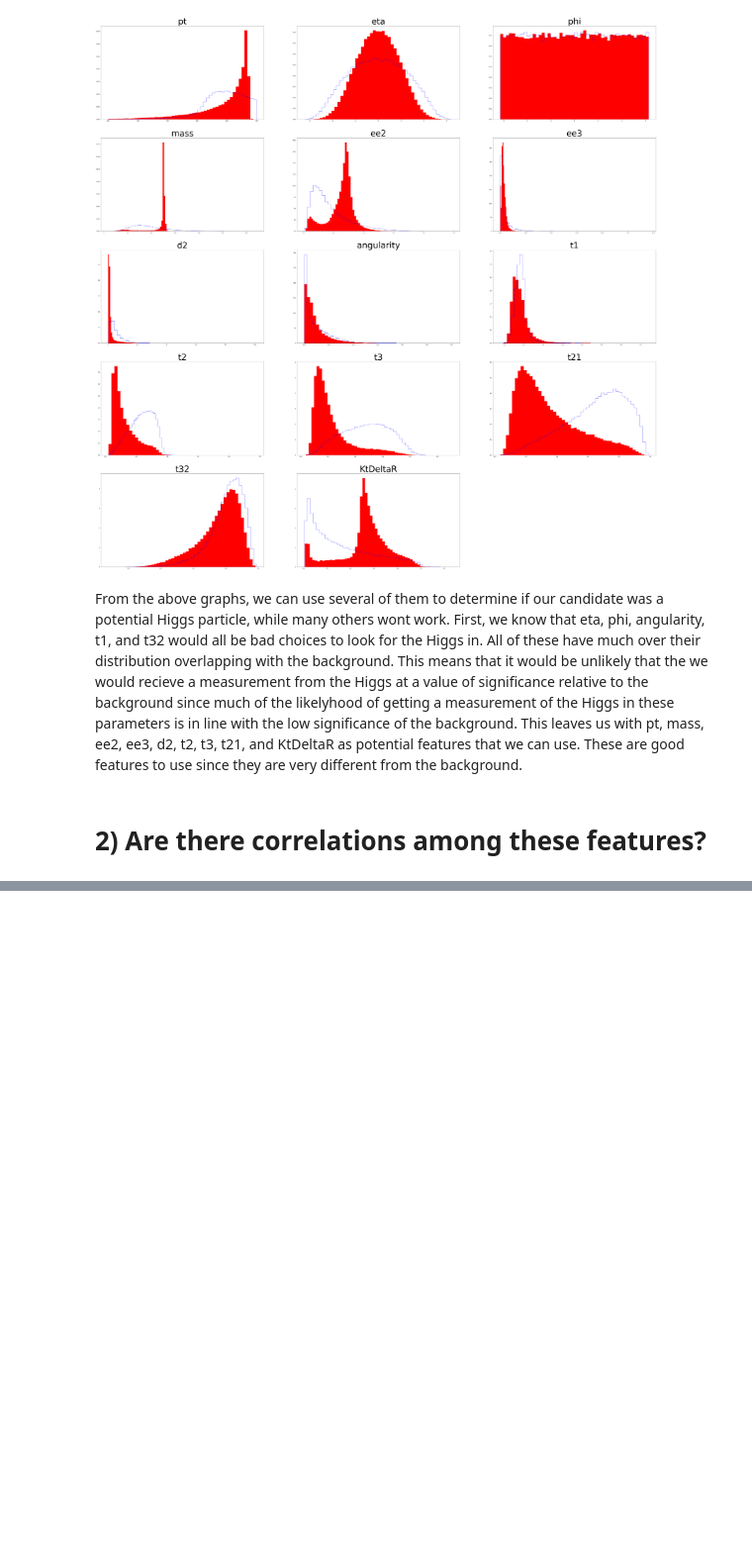
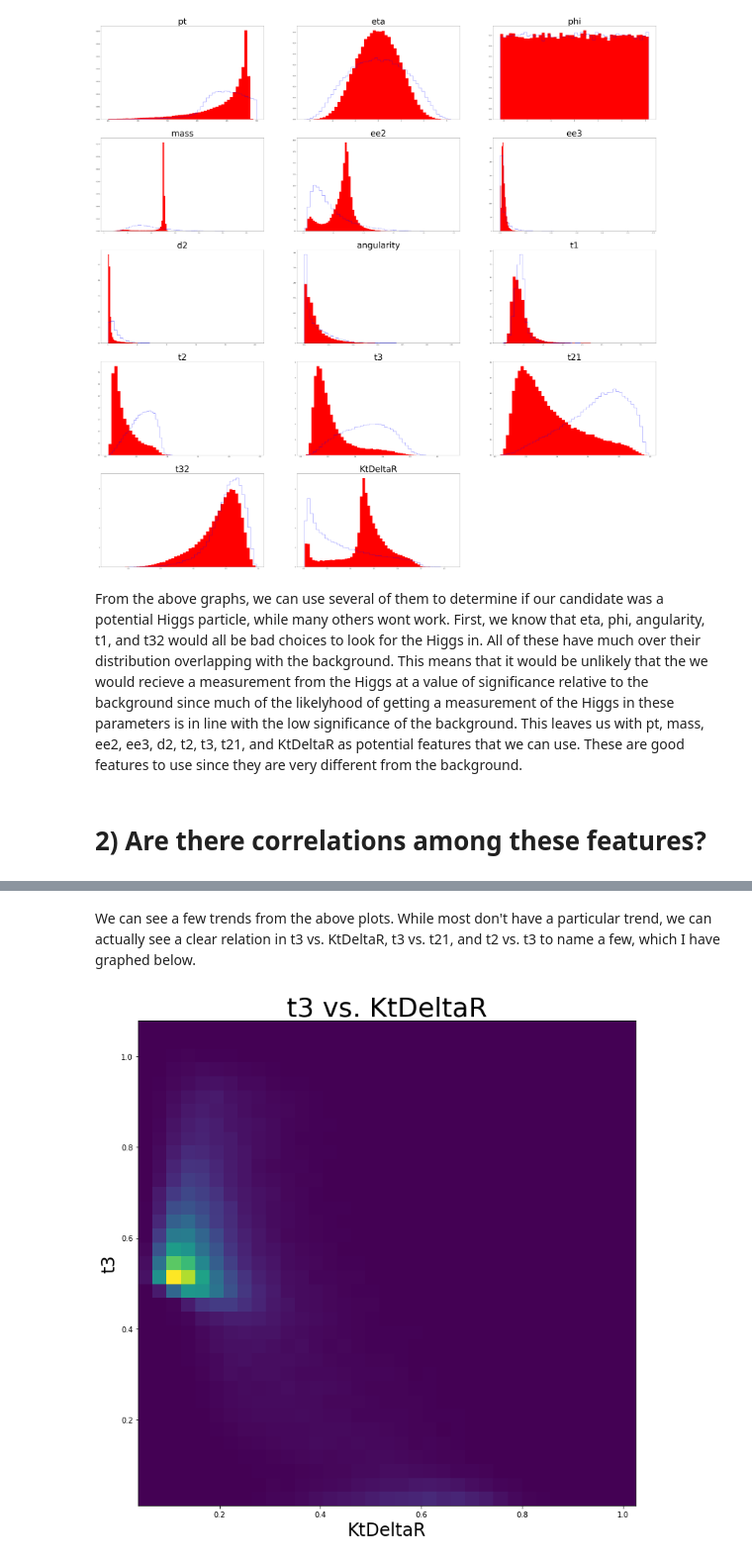
Before and after one commit to WyattOtsuka/PHYS434, a Jupyter notebook: lab5.ipynb, the cells around one changed output, grey strips where cells are left out. Shown at 99% size. Saved outputs shown, nothing was run; the diff lists cells and outputs as text; code cells hidden in the pictures; blank space fills up the shorter version.

```diff
--- a/lab5.ipynb
+++ b/lab5.ipynb
@@ -45,0 +45,13 @@ plt.show()
+# %% [markdown]
+We can see a few trends from the above plots. While most don't have a particular trend, we can actually see a clear relation in t3 vs. KtDeltaR, t3 vs. t21, and t2 vs. t3 to name a few, which I have graphed below.
+# %%
+plt.rcParams["figure.figsize"] = (12,12)
+
+plt.hist2d(higgs["t3"], higgs["KtDeltaR"], bins = 35)
+plt.title("t3 vs. KtDeltaR", fontsize = 36)
+plt.ylabel("t3", fontsize = 24)
+plt.xlabel("KtDeltaR", fontsize = 24)
+
+plt.show()
+# %% [output]
+[figure, added]
```
Also changed, not shown: parts of 5 cells of this notebook.
